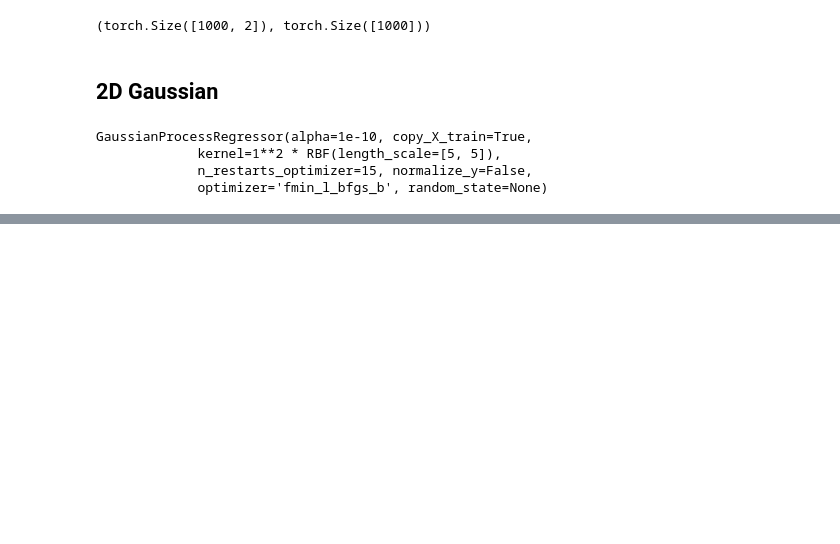
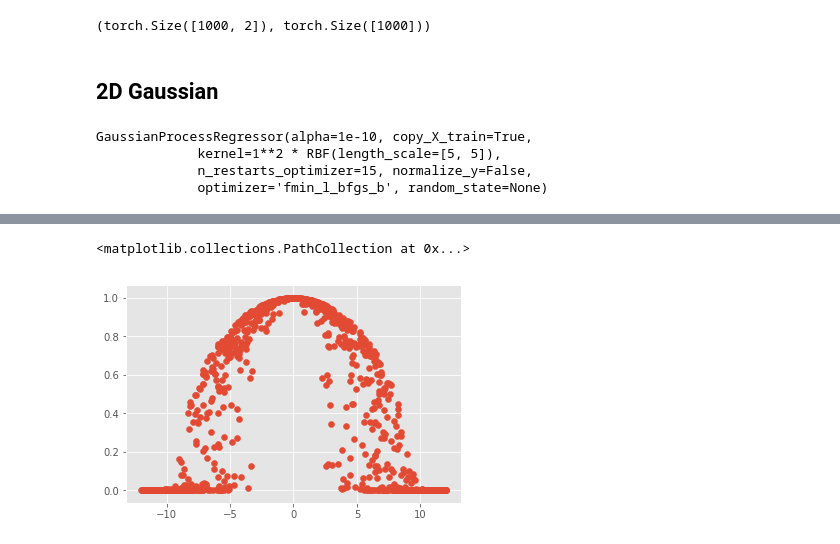
Before and after one commit to suriyadeepan/BayesianML, a Jupyter notebook: gaussian-processes/BEC.ipynb, the cells around one changed output, grey strips where cells are left out. Saved outputs shown, nothing was run; the diff lists cells and outputs as text; code cells hidden in the pictures; blank space fills up the shorter version.

```diff
--- a/gaussian-processes/BEC.ipynb
+++ b/gaussian-processes/BEC.ipynb
@@ -79,0 +74,5 @@ plt.scatter(X[:, 1].data.numpy(), gp.predict(X))
+# %%
+plt.scatter(X[:, 1].data.numpy(), y)
+# %% [output]
+<matplotlib.collections.PathCollection at 0x...>
+[figure, added]
```
Also changed, not shown: parts of 20 cells of this notebook.
